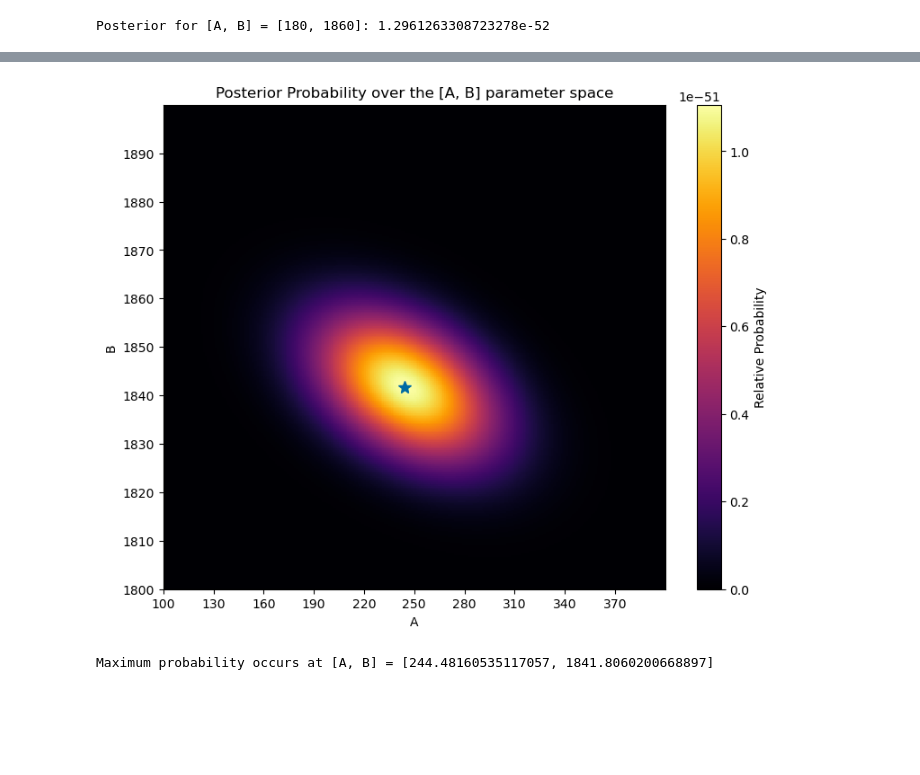
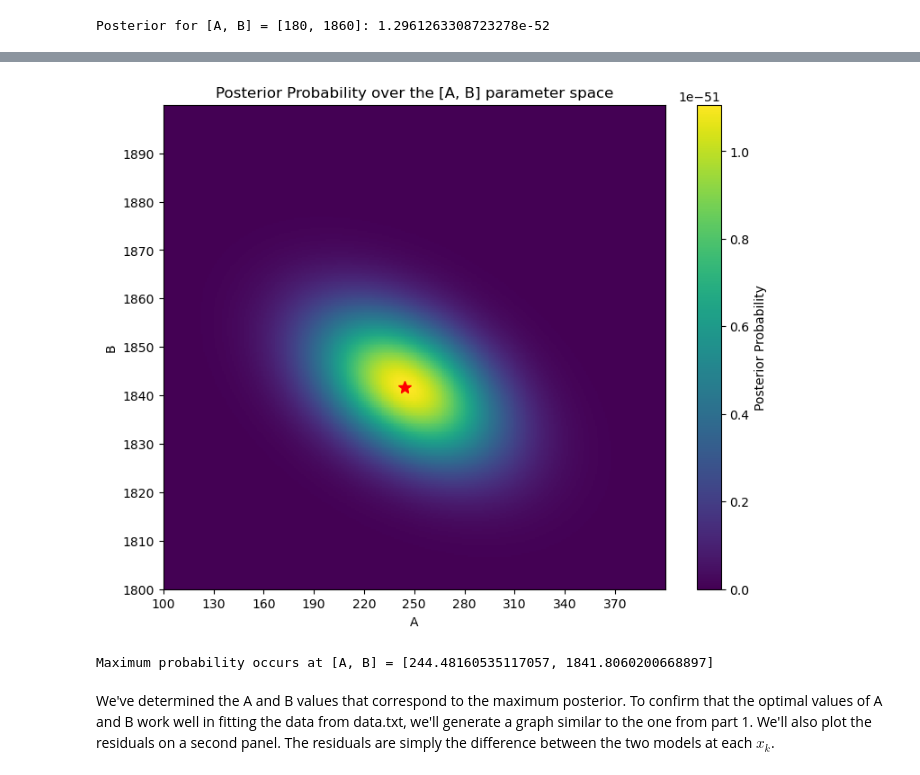
Before and after one commit to cimonaghan/phys3051, a Jupyter notebook: Assignment1/Assignment 1.ipynb, the cells around one changed output, grey strips where cells are left out. Saved outputs shown, nothing was run; the diff lists cells and outputs as text; code cells hidden in the pictures; blank space fills up the shorter version.

```diff
--- a/Assignment1/Assignment 1.ipynb
+++ b/Assignment1/Assignment 1.ipynb
@@ -52,23 +86,16 @@ Prior probability for [A, B] = [180, 1860]: 3.3333333333333335e-07
 # %%
+#2b)
 def likelihood_gaussian(x: np.ndarray[float], y: np.ndarray[float], p: np.ndarray[float], y_err: np.ndarray[float]) -> np.ndarray[float]:
 
-    likelihood_prob = 1
+    prob_k = 1 #implement a variable to cumulatively integrate over each probability
 
-    #The Gaussian likelihood function uses equation 2.14 from the textbook
-    #We take sigma as the error for each data point (np.sqrt(y_data[k]) = y_err[k])
-    #and mu as the as the ideal data point (calculated using the Gaussian function at x[k])
-
-    for k in range(len(x)):
-        prob_k = (1 / (y_err[k] * np.sqrt(2 * np.pi)) *
+    for k in range(len(x)): #for each data point in data.txt, calculate the gaussian likelihood using equation 2.14
+        prob_k = prob_k * (1 / (y_err[k] * np.sqrt(2 * np.pi)) *
                   np.exp(-(y[k] - Gaussian(x[k], p))**2/(2 * y_err[k]**2)))
+        #We use the Gaussian function defined above the measure the ideal datum
 
         #because we have set of independent data, we must multiply all individual data likelihoods together
-
-        likelihood_prob = likelihood_prob * prob_k
-
-        #print(prob_k / (1/(y_err[k] * np.sqrt(2 * np.pi))))
-
-    return likelihood_prob #Will be pretty small!
+    return prob_k
 
 print('Likelihood for [A, B] = ' + str(p_default) + ': ' + str(likelihood_gaussian(x_data, y_data, p_default, np.sqrt(y_data))))
 # %% [output]
@@ -105,31 +158,43 @@ plt.show()
 # %%
+#3c), 3d)
+
+#We'll define smaller bounds on A and B for our 300x300 grid
 A_grid_small = np.linspace(100, 400, 300)
 B_grid_small = np.linspace(1800, 1900, 300)
 
 posterior_grid_small = np.zeros((300,300), dtype=float)
 
+#We'll use the same method to calculate the posterior with the nested for loops.
 for j in tqdm.tqdm(range(len(B_grid_small))):
     for i in range(len(A_grid_small)):
         posterior_grid_small[j][i] = posterior(x_data, y_data, [A_grid_small[i],B_grid_small[j]], np.sqrt(y_data))
 
+
+#To determine the point of maximum probability, we'll use np.unravel_index to find the 'coordinates' of the best A and B values on the posterior_grid_small
 max_prob_coords = np.unravel_index(posterior_grid_small.argmax(), posterior_grid_small.shape)
+
+#We'll then extract the best A and B values using the coordinates above
 B_best = B_grid_small[max_prob_coords[0]]
 A_best = A_grid_small[max_prob_coords[1]]
 max_prob_values = [A_best, B_best]
 
+#We'll plot everything the same way as above for 3a) and 3b), but making sure to change the x and y ticks to our new parameter space.
 plt.figure(figsize = (9,7))
-plt.pcolormesh(posterior_grid_small, cmap = 'inferno')
-plt.plot(max_prob_coords[1], max_prob_coords[0], '*', ms=10)
+plt.pcolormesh(posterior_grid_small, cmap = 'viridis')
+plt.plot(max_prob_coords[1], max_prob_coords[0], 'r*', ms=10)
 plt.xlabel("A")
+plt.ylabel("B")
+
 plt.xticks(np.arange(0,300,30), labels=np.arange(100, 400, 30))
-plt.ylabel("B")
 plt.yticks(np.arange(0,300,30), labels=np.arange(1800, 1900, 10))
 plt.title("Posterior Probability over the [A, B] parameter space")
-plt.colorbar(label = 'Relative Probability')
+plt.colorbar(label = 'Posterior Probability')
 plt.show()
 
 print('Maximum probability occurs at [A, B] = ' + str(max_prob_values))
 # %% [output]
-[figure, old version]
+[figure, new version]
 Maximum probability occurs at [A, B] = [244.48160535117057, 1841.8060200668897]
+# %% [markdown]
+We've determined the A and B values that correspond to the maximum posterior. To confirm that the optimal values of A and B work well in fitting the data from data.txt, we'll generate a graph similar to the one from part 1. We'll also plot the residuals on a second panel. The residuals are simply the difference between the two models at each $x_{k}$.
 # %%
```
Also changed, not shown: parts of 22 cells of this notebook, 2 other files.
